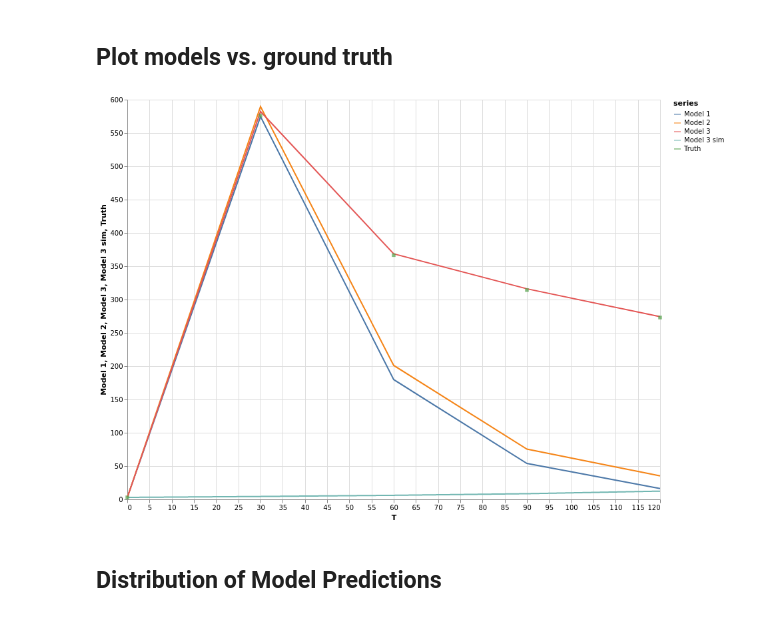
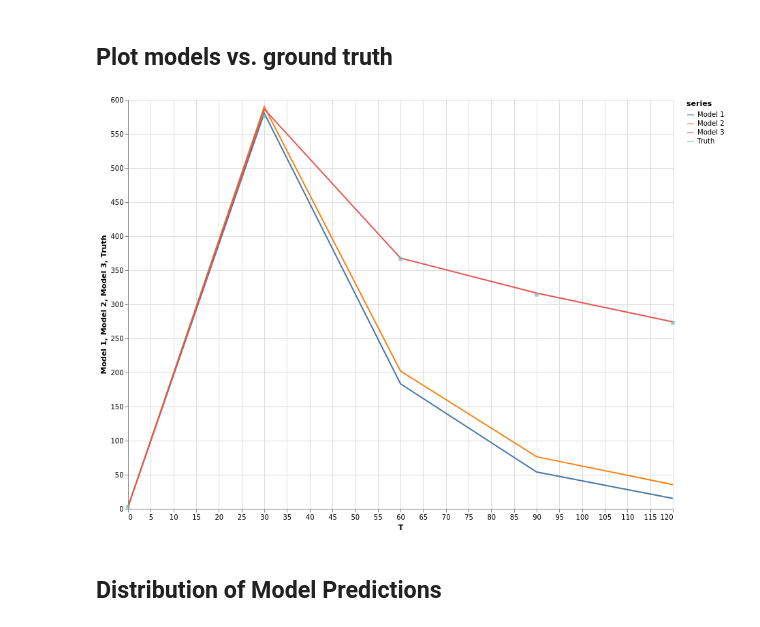
Before and after one commit to GaloisInc/ASKE-E, a Jupyter notebook: jupyter/Demo Notebooks/Skill Reporting.ipynb, the cells around one changed output. Cells and saved outputs as stored; diff of their text form; code cells hidden in the pictures.

```diff
--- a/jupyter/Demo Notebooks/Skill Reporting.ipynb
+++ b/jupyter/Demo Notebooks/Skill Reporting.ipynb
@@ -41,11 +41,11 @@ m3 = series(mean(model3_samples), "Model 3", {{style="line"}})
 ground_truth = series(infected_ground_truth, "Truth", {{style="squares"}})
 # %%
 plot("Models vs. Actual",
-     [m1, m2, m3, m4, ground_truth],
+     [m1, m2, m3, ground_truth],
      times,
      "T")
 # %% [output]
-[figure, old version]
+[figure, new version]
 # %% [markdown]
 ## Distribution of Model Predictions
 # %%
```
Also changed, not shown: parts of 3 cells of this notebook, 5 other files.
